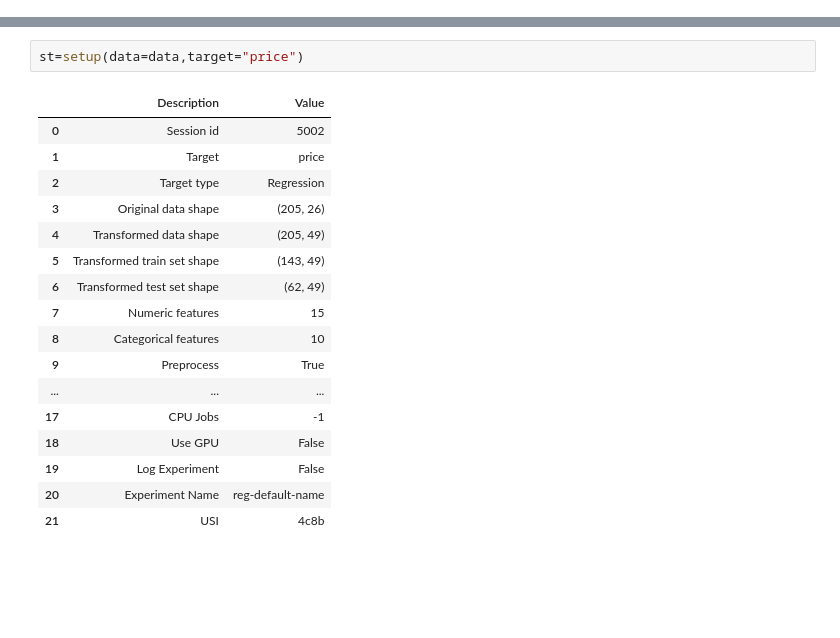
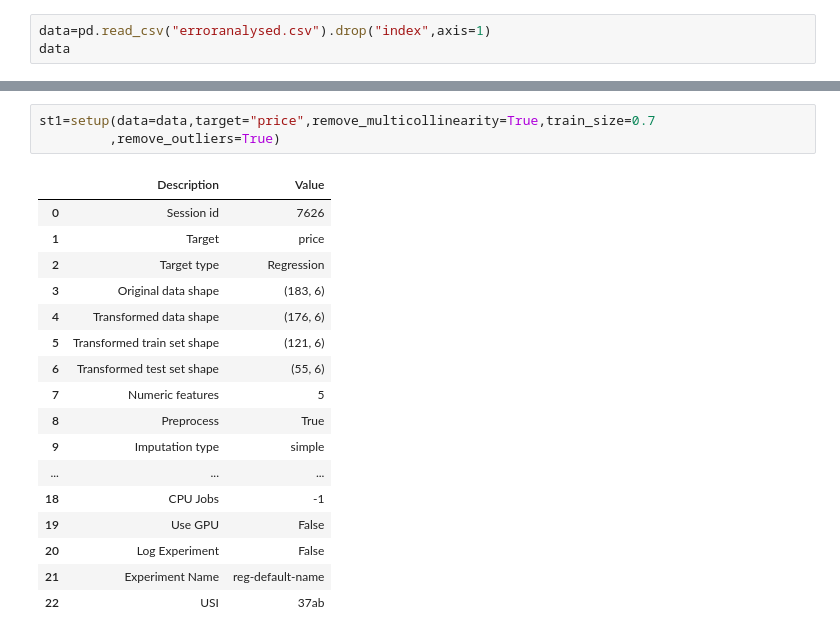
Before and after one commit to Ravikumarchavva/ML_Playground, a Jupyter notebook: week1_regressionAnalysis/Day7_autoML/automl.ipynb, the cells around one changed output, grey strips where cells are left out. Saved outputs shown, nothing was run; the diff lists cells and outputs as text; blank space fills up the shorter version.

```diff
--- a/week1_regressionAnalysis/Day7_autoML/automl.ipynb
+++ b/week1_regressionAnalysis/Day7_autoML/automl.ipynb
@@ -14,0 +89,3 @@ from pycaret.regression import *
+# %%
+data=pd.read_csv("erroranalysed.csv").drop("index",axis=1)
+data
@@ -15,20 +106,21 @@ from pycaret.regression import *
 # %%
-st=setup(data=data,target="price")
+st1=setup(data=data,target="price",remove_multicollinearity=True,train_size=0.7
+         ,remove_outliers=True)
 # %% [output]
 |  | Description | Value |
-| 0 | Session id | 5002 |
+| 0 | Session id | 7626 |
 | 1 | Target | price |
 | 2 | Target type | Regression |
-| 3 | Original data shape | (205, 26) |
-| 4 | Transformed data shape | (205, 49) |
-| 5 | Transformed train set shape | (143, 49) |
-| 6 | Transformed test set shape | (62, 49) |
-| 7 | Numeric features | 15 |
-| 8 | Categorical features | 10 |
-| 9 | Preprocess | True |
+| 3 | Original data shape | (183, 6) |
+| 4 | Transformed data shape | (176, 6) |
+| 5 | Transformed train set shape | (121, 6) |
+| 6 | Transformed test set shape | (55, 6) |
+| 7 | Numeric features | 5 |
+| 8 | Preprocess | True |
+| 9 | Imputation type | simple |
 | ... | ... | ... |
-| 17 | CPU Jobs | -1 |
-| 18 | Use GPU | False |
-| 19 | Log Experiment | False |
-| 20 | Experiment Name | reg-default-name |
-| 21 | USI | 4c8b |
+| 18 | CPU Jobs | -1 |
+| 19 | Use GPU | False |
+| 20 | Log Experiment | False |
+| 21 | Experiment Name | reg-default-name |
+| 22 | USI | 37ab |
```
Also changed, not shown: parts of 12 cells of this notebook, 8 other files.
